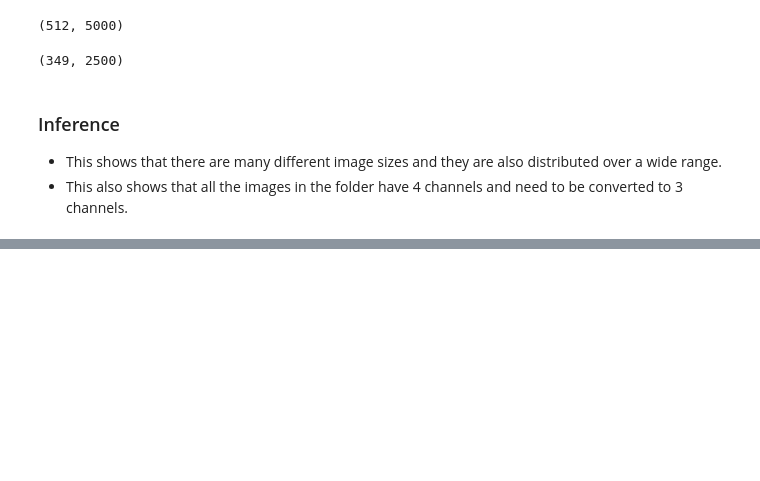
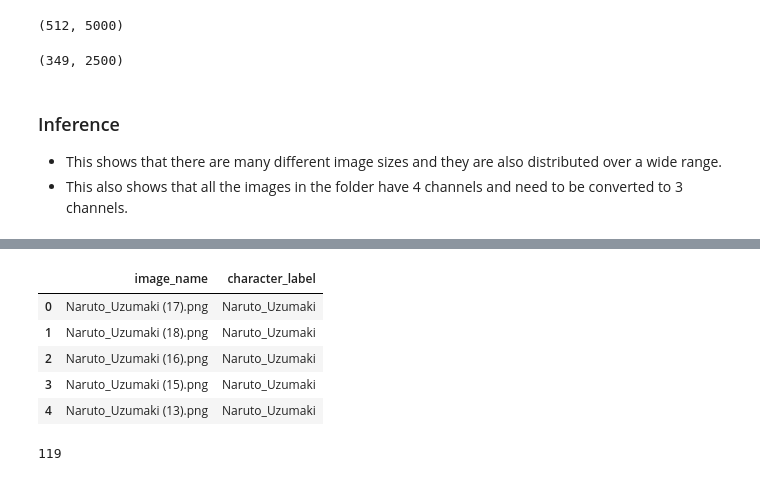
Before and after one commit to Shubhranshu-Malhotra/Naruto_Characters_Classification, a Jupyter notebook: Naruto_Characters_Classification_Pilot_Project.ipynb, the cells around one changed output, grey strips where cells are left out. Saved outputs shown, nothing was run; the diff lists cells and outputs as text; code cells hidden in the pictures; blank space fills up the shorter version.

```diff
--- a/Naruto_Characters_Classification_Pilot_Project.ipynb
+++ b/Naruto_Characters_Classification_Pilot_Project.ipynb
@@ -157,0 +219,18 @@ np.min(dim_2_sakura), np.max(dim_2_sakura)
+# %%
+df.head()
+# %% [output]
+|  | image_name | character_label |
+| 0 | Naruto_Uzumaki (17).png | Naruto_Uzumaki |
+| 1 | Naruto_Uzumaki (18).png | Naruto_Uzumaki |
+| 2 | Naruto_Uzumaki (16).png | Naruto_Uzumaki |
+| 3 | Naruto_Uzumaki (15).png | Naruto_Uzumaki |
+| 4 | Naruto_Uzumaki (13).png | Naruto_Uzumaki |
+# %%
+# Add Sakura image names and labels to dataframe
+print(i)
+for image_name in os.listdir(sakura_path):
+  df.loc[i,'image_name'] = image_name
+  df.loc[i, 'character_label'] = 'Sakura_Haruno'
+  i+=1
+# %% [output]
+119
```
Also changed, not shown: parts of 34 cells of this notebook.
